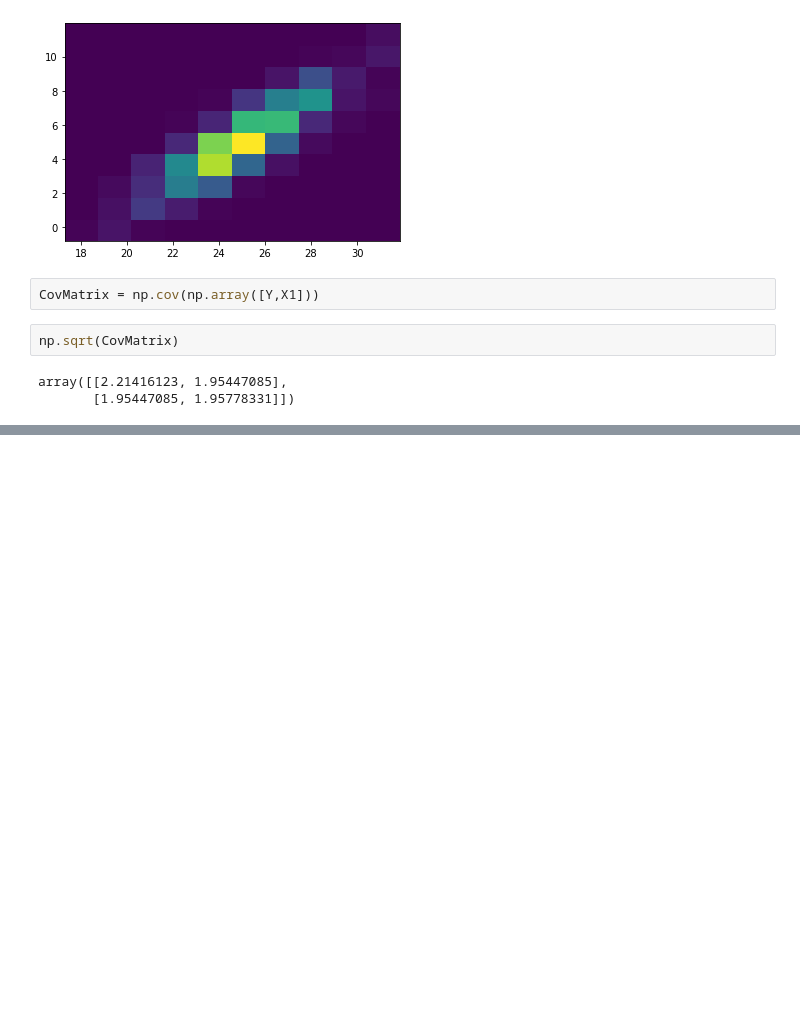
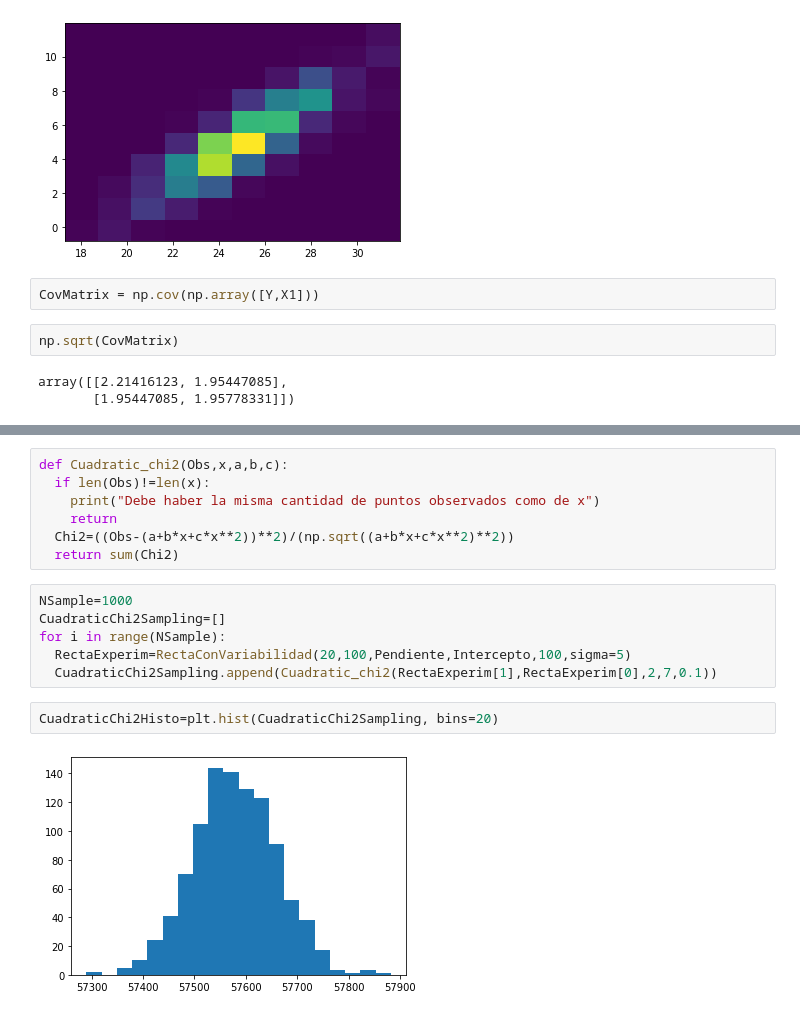
Before and after one commit to UDEA-Esp-Analitica-y-Ciencia-de-Datos/EACD-02-ESTADISTICA, a Jupyter notebook: Sesión_3.ipynb, the cells around one changed output, grey strips where cells are left out. Cells and saved outputs as stored; diff of their text form; blank space fills up the shorter version.

```diff
--- a/Sesión_3.ipynb
+++ b/Sesión_3.ipynb
@@ -210,0 +275,17 @@ array([[2.21416123, 1.95447085],
+# %%
+def Cuadratic_chi2(Obs,x,a,b,c):
+  if len(Obs)!=len(x):
+    print("Debe haber la misma cantidad de puntos observados como de x")
+    return
+  Chi2=((Obs-(a+b*x+c*x**2))**2)/(np.sqrt((a+b*x+c*x**2)**2))
+  return sum(Chi2)
+# %%
+NSample=1000
+CuadraticChi2Sampling=[]
+for i in range(NSample):
+  RectaExperim=RectaConVariabilidad(20,100,Pendiente,Intercepto,100,sigma=5)
+  CuadraticChi2Sampling.append(Cuadratic_chi2(RectaExperim[1],RectaExperim[0],2,7,0.1))
+# %%
+CuadraticChi2Histo=plt.hist(CuadraticChi2Sampling, bins=20)
+# %% [output]
+[figure, added]
```
Also changed, not shown: parts of 15 cells of this notebook.
